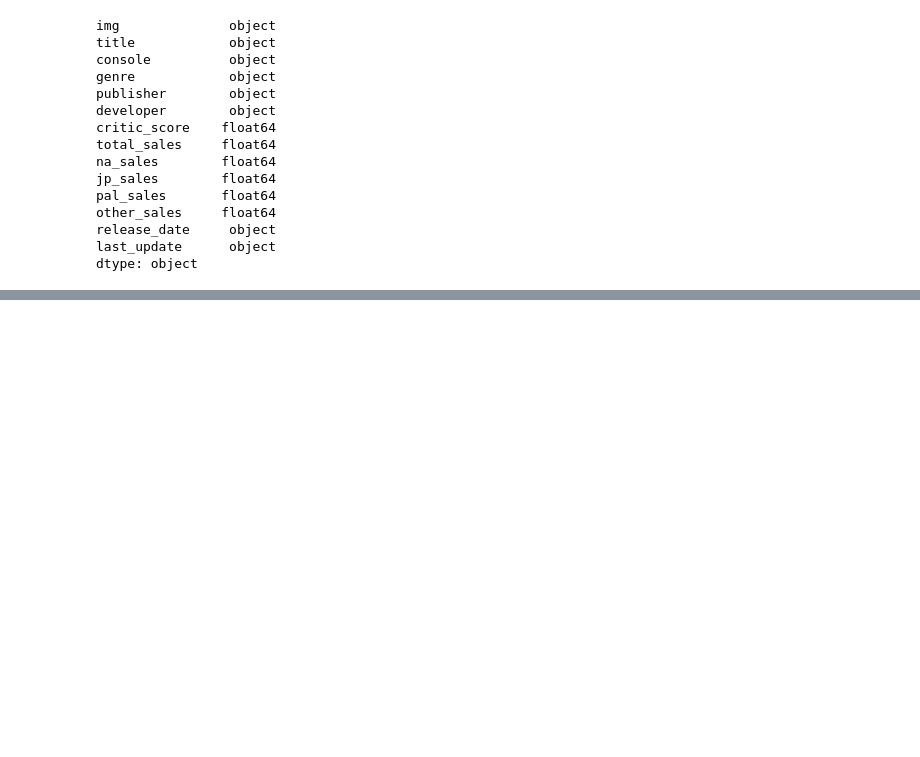
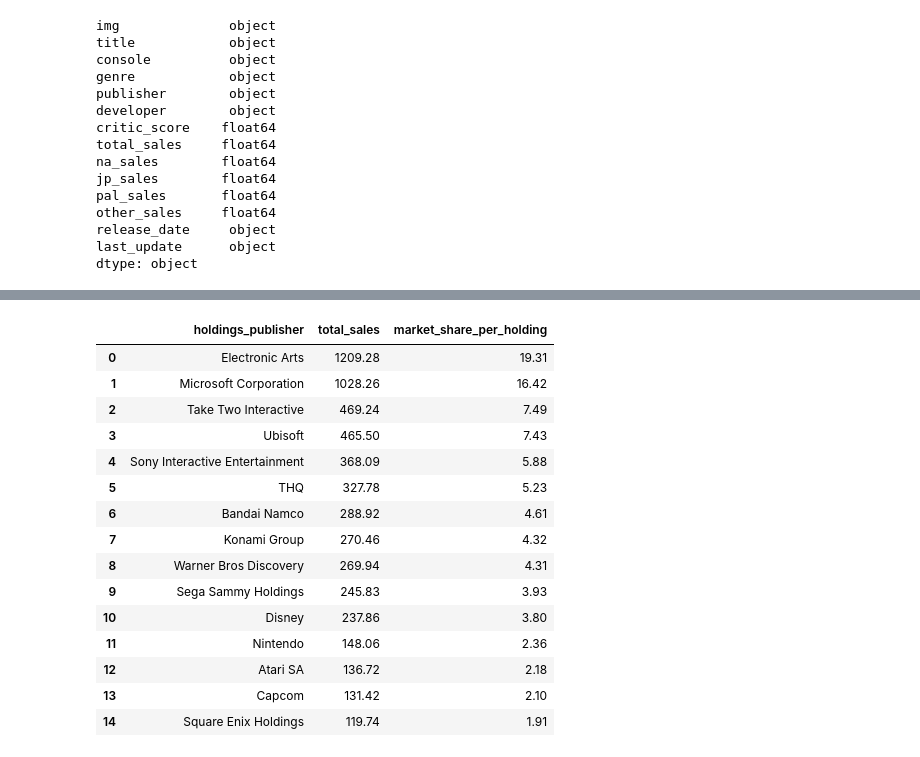
Before and after one commit to guigrandim/video_games_sales, a Jupyter notebook: notebooks/dataset_clean.ipynb, the cells around one changed output, grey strips where cells are left out. Drawn from its saved outputs; the diff is of its cells as text; code cells hidden in the pictures; blank space fills up the shorter version.

```diff
--- a/notebooks/dataset_clean.ipynb
+++ b/notebooks/dataset_clean.ipynb
@@ -306,0 +258,34 @@ dtype: object
+# %%
+#Markshare por holding
+
+df_market_share_holdings = df1.loc[:, ['total_sales', 'holdings_publisher']]
+
+df_market_share_holdings = df_market_share_holdings[df_market_share_holdings['total_sales'] > 0]
+
+sales_per_holdings = (
+    df_market_share_holdings.groupby('holdings_publisher')['total_sales']
+    .sum()
+    .sort_values(ascending = False)
+    .reset_index()
+)
+
+sales_per_holdings['market_share_per_holding'] = ((sales_per_holdings['total_sales'] / sales_per_holdings['total_sales'].sum()) * 100).round(2)
+
+sales_per_holdings.head(15)
+# %% [output]
+|  | holdings_publisher | total_sales | market_share_per_holding |
+| 0 | Electronic Arts | 1209.28 | 19.31 |
+| 1 | Microsoft Corporation | 1028.26 | 16.42 |
+| 2 | Take Two Interactive | 469.24 | 7.49 |
+| 3 | Ubisoft | 465.50 | 7.43 |
+| 4 | Sony Interactive Entertainment | 368.09 | 5.88 |
+| 5 | THQ | 327.78 | 5.23 |
+| 6 | Bandai Namco | 288.92 | 4.61 |
+| 7 | Konami Group | 270.46 | 4.32 |
+| 8 | Warner Bros Discovery | 269.94 | 4.31 |
+| 9 | Sega Sammy Holdings | 245.83 | 3.93 |
+| 10 | Disney | 237.86 | 3.80 |
+| 11 | Nintendo | 148.06 | 2.36 |
+| 12 | Atari SA | 136.72 | 2.18 |
+| 13 | Capcom | 131.42 | 2.10 |
+| 14 | Square Enix Holdings | 119.74 | 1.91 |
```
Also changed, not shown: parts of 5 cells of this notebook, 4 other files.
